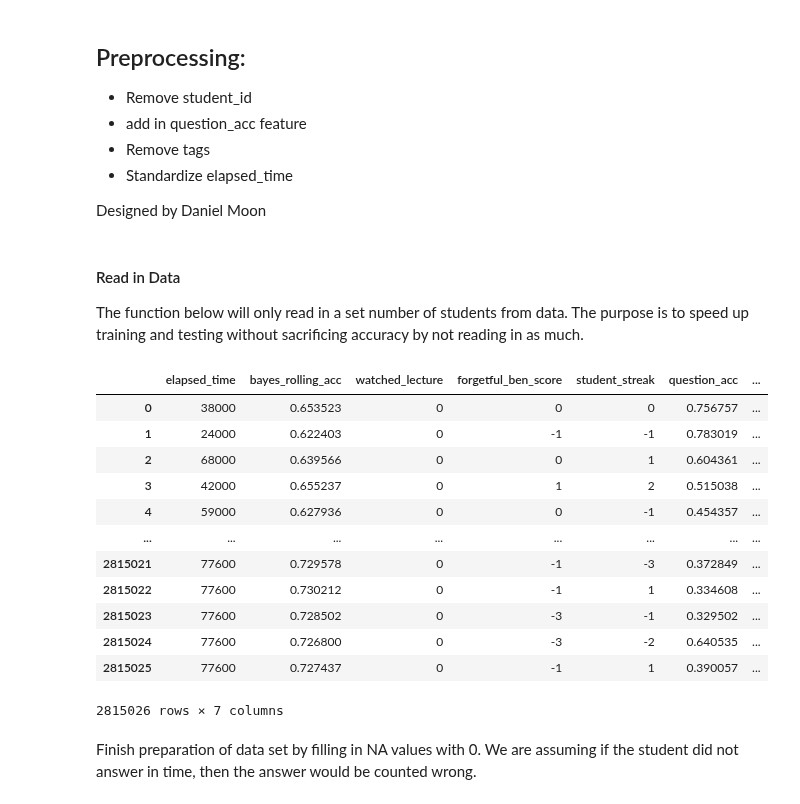
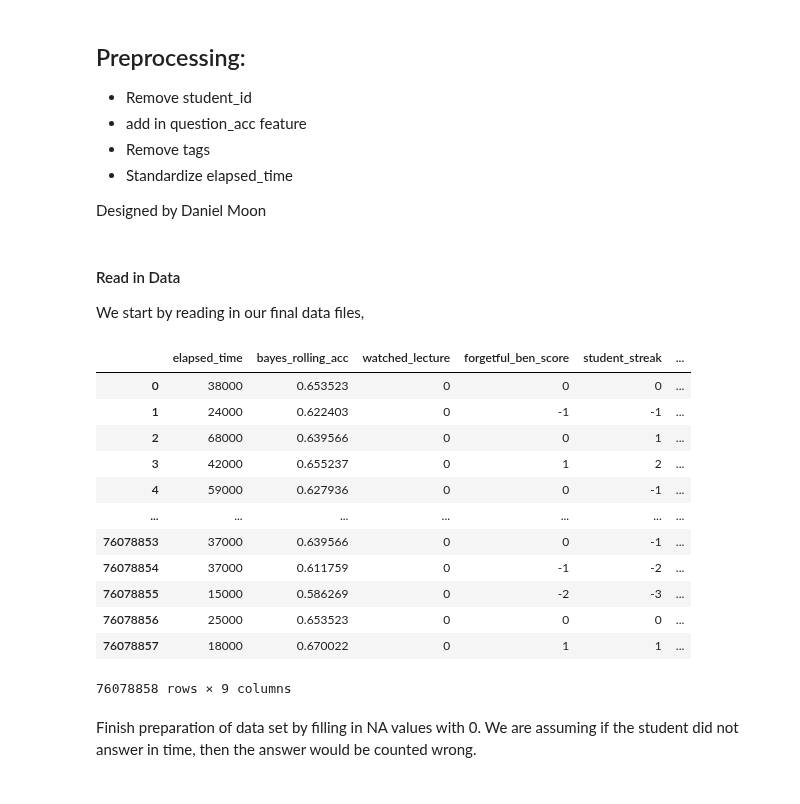
Before and after one commit to bbelandr/MachineLearningProject, a Jupyter notebook: pipeline_1.ipynb, the cells around one changed output. Cells and saved outputs as stored; diff of their text form; code cells hidden in the pictures.

```diff
--- a/pipeline_1.ipynb
+++ b/pipeline_1.ipynb
@@ -61,4 +61,4 @@ Our baseline accuracy to compare against is 65.3418%, which is what we would get
 Designed by Daniel Moon
 # %% [markdown]
 #### Read in Data
-The function below will only read in a set number of students from data. The purpose is to speed up training and testing without sacrificing accuracy by not reading in as much.
+We start by reading in our final data files,
@@ -88,35 +65,35 @@ def read_in_data(file, num_students):
 # %%
 # We split our data into 2 separate sets in the prep_data file
 train_file = "./Data/final_train_data.parquet"
 val_file = "./Data/final_val_data.parquet"
-train_df = read_in_data(train_file, num_students=2000)
-val_df = read_in_data(val_file, num_students=500)
+train_df = pl.read_parquet(train_file).to_pandas()
+val_df = pl.read_parquet(val_file).to_pandas()
 
 acc_per_question = train_df.groupby('question_id')['correct'].mean()
 train_df['question_acc'] = train_df['question_id'].map(acc_per_question)
 val_df['question_acc'] = val_df['question_id'].map(acc_per_question)
 
 # Remove unnecessary columns and move 'correct' to the end
 train_df = train_df.drop(columns=['student_id', 'tags', 'timestamp', 'question_id', 'bundle_id', 'num_interactions'])
 val_df = val_df.drop(columns=['student_id', 'tags', 'timestamp', 'question_id', 'bundle_id', 'num_interactions'])
 train_df.insert(len(train_df.columns)-1, 'correct', train_df.pop('correct'))
 val_df.insert(len(val_df.columns)-1, 'correct', val_df.pop('correct'))
 
 train_df
 # %% [output]
-|  | elapsed_time | bayes_rolling_acc | watched_lecture | forgetful_ben_score | student_streak | question_acc | ... |
-| 0 | 38000 | 0.653523 | 0 | 0 | 0 | 0.756757 | ... |
-| 1 | 24000 | 0.622403 | 0 | -1 | -1 | 0.783019 | ... |
-| 2 | 68000 | 0.639566 | 0 | 0 | 1 | 0.604361 | ... |
-| 3 | 42000 | 0.655237 | 0 | 1 | 2 | 0.515038 | ... |
-| 4 | 59000 | 0.627936 | 0 | 0 | -1 | 0.454357 | ... |
-| ... | ... | ... | ... | ... | ... | ... | ... |
-| 2815021 | 77600 | 0.729578 | 0 | -1 | -3 | 0.372849 | ... |
-| 2815022 | 77600 | 0.730212 | 0 | -1 | 1 | 0.334608 | ... |
-| 2815023 | 77600 | 0.728502 | 0 | -3 | -1 | 0.329502 | ... |
-| 2815024 | 77600 | 0.726800 | 0 | -3 | -2 | 0.640535 | ... |
-| 2815025 | 77600 | 0.727437 | 0 | -1 | 1 | 0.390057 | ... |
+|  | elapsed_time | bayes_rolling_acc | watched_lecture | forgetful_ben_score | student_streak | ... |
+| 0 | 38000 | 0.653523 | 0 | 0 | 0 | ... |
+| 1 | 24000 | 0.622403 | 0 | -1 | -1 | ... |
+| 2 | 68000 | 0.639566 | 0 | 0 | 1 | ... |
+| 3 | 42000 | 0.655237 | 0 | 1 | 2 | ... |
+| 4 | 59000 | 0.627936 | 0 | 0 | -1 | ... |
+| ... | ... | ... | ... | ... | ... | ... |
+| 76078853 | 37000 | 0.639566 | 0 | 0 | -1 | ... |
+| 76078854 | 37000 | 0.611759 | 0 | -1 | -2 | ... |
+| 76078855 | 15000 | 0.586269 | 0 | -2 | -3 | ... |
+| 76078856 | 25000 | 0.653523 | 0 | 0 | 0 | ... |
+| 76078857 | 18000 | 0.670022 | 0 | 1 | 1 | ... |
-2815026 rows × 7 columns
+76078858 rows × 9 columns
 # %% [markdown]
 Finish preparation of data set by filling in NA values with 0. We are assuming if the student did not answer in time, then the answer would be counted wrong.
 # %%
```
Also changed, not shown: parts of 15 cells of this notebook.
